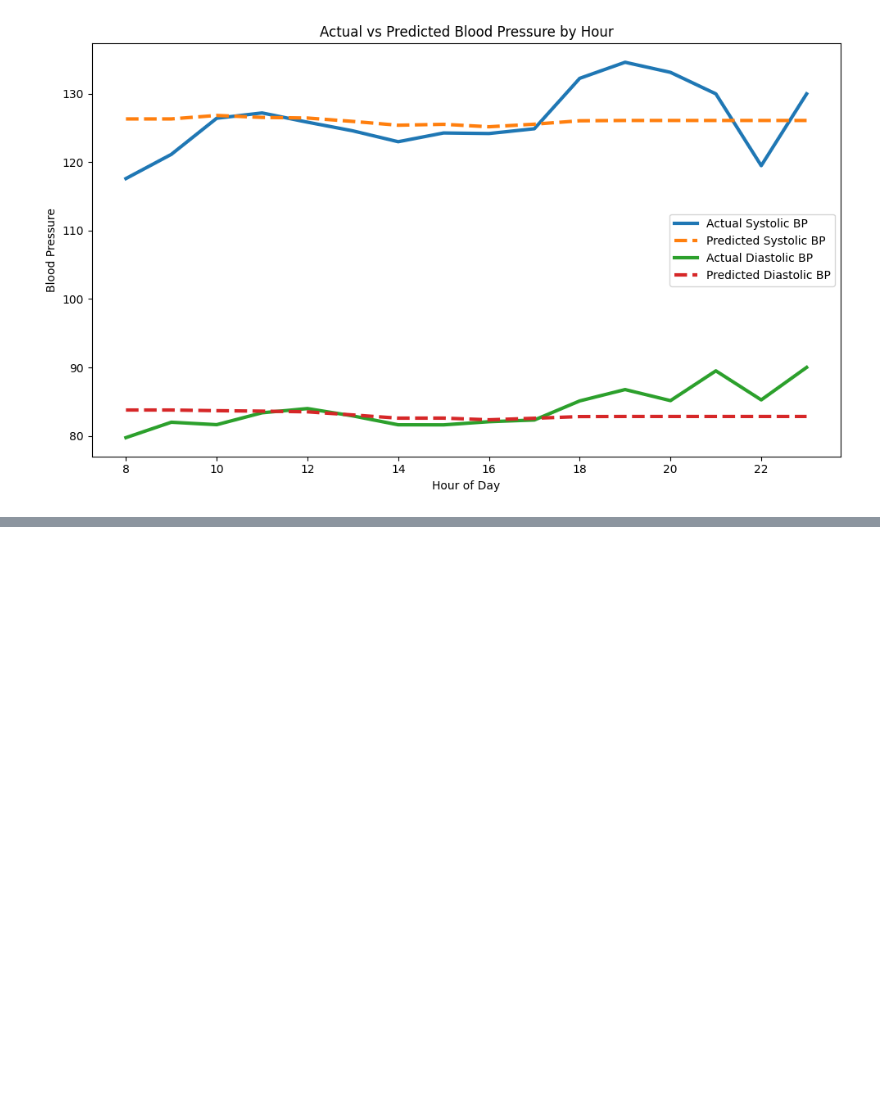
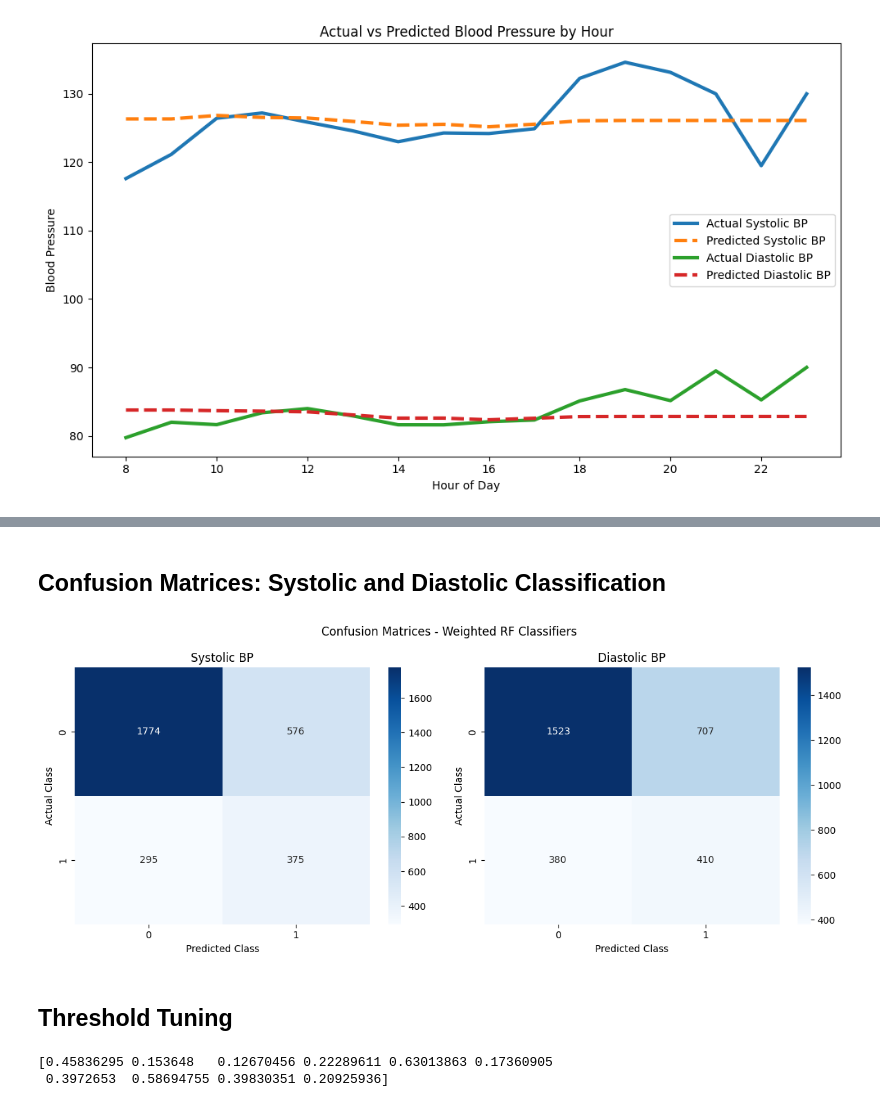
Before and after one commit to bcrohit/case-study, a Jupyter notebook: notebooks/modeling.ipynb, the cells around one changed output, grey strips where cells are left out. Saved outputs shown, nothing was run; the diff lists cells and outputs as text; code cells hidden in the pictures; blank space fills up the shorter version.

Commit message:
Threshold Tuning and Residual Analysis

```diff
--- a/notebooks/modeling.ipynb
+++ b/notebooks/modeling.ipynb
@@ -1555,0 +1626,39 @@ plt.show()
+# %% [markdown]
+## Confusion Matrices: Systolic and Diastolic Classification
+# %%
+fig, axes = plt.subplots(1, 2, figsize=(12, 5))
+
+for ax, target_name in zip(axes, classification_targets.keys()):
+
+    y_test = classification_results[target_name]['y_test']
+    y_pred = classification_results[target_name]['y_pred']
+
+    cm = confusion_matrix(y_test, y_pred)
+
+    sns.heatmap(
+        cm,
+        annot=True,
+        fmt='d',
+        cmap='Blues',
+        ax=ax
+    )
+
+    ax.set_title(f"{target_name}")
+    ax.set_xlabel("Predicted Class")
+    ax.set_ylabel("Actual Class")
+
+plt.suptitle("Confusion Matrices - Weighted RF Classifiers")
+plt.tight_layout()
+plt.show()
+# %% [output]
+[figure, added]
+# %% [markdown]
+## Threshold Tuning
+# %%
+# Predicted probabilities for high BP class
+yc_prob = rf_classifier_weighted.predict_proba(Xc_test)[:, 1]
+
+print(yc_prob[:10])
+# %% [output]
+[0.45836295 0.153648   0.12670456 0.22289611 0.63013863 0.17360905
+ 0.3972653  0.58694755 0.39830351 0.20925936]
```
Also changed, not shown: parts of 15 cells of this notebook.
